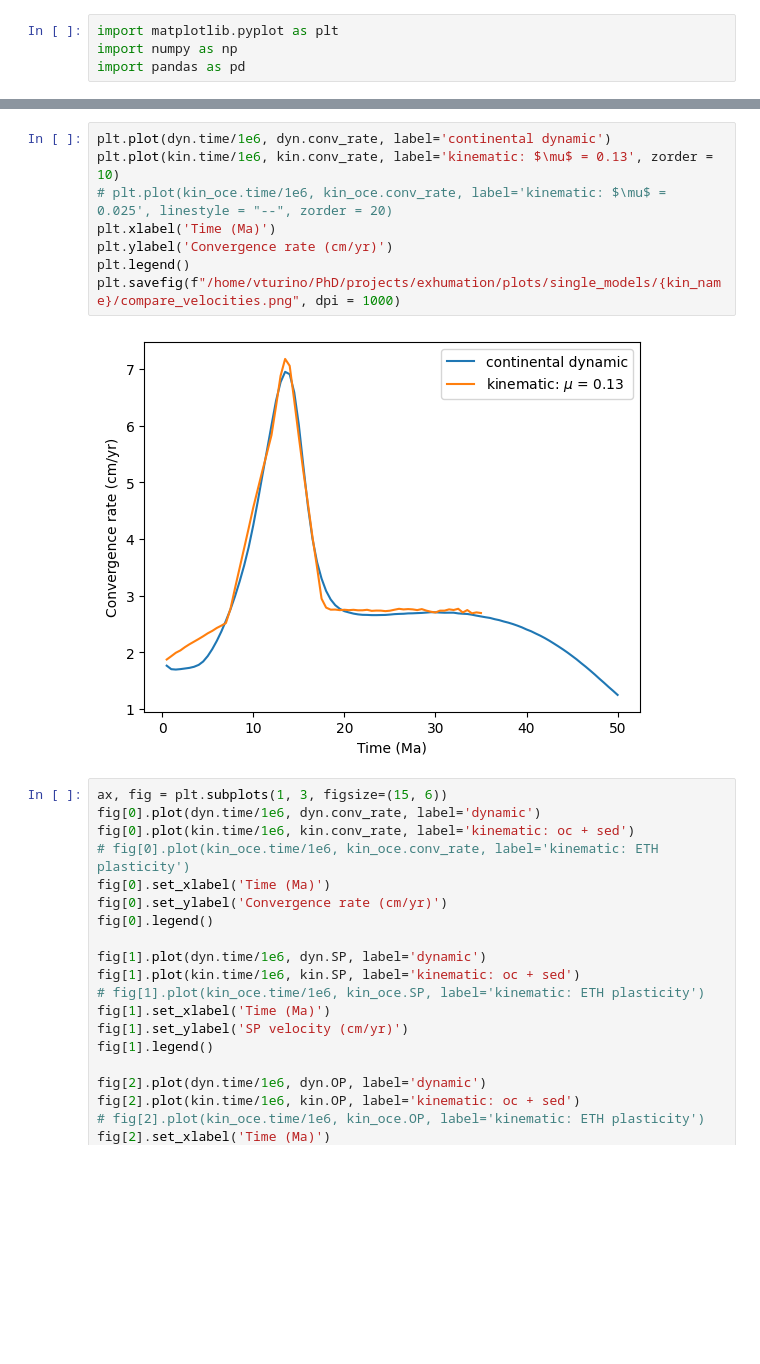
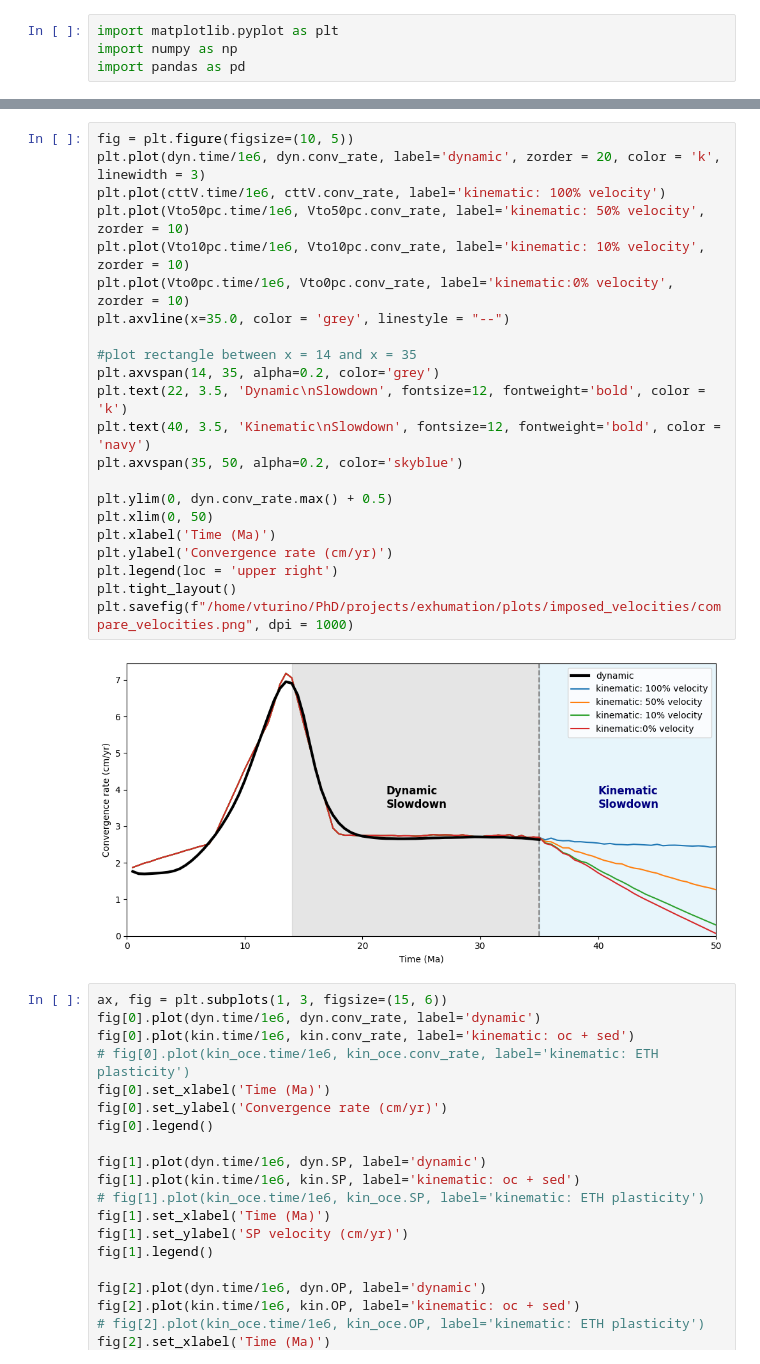
Before and after one commit to vaturino/exhumation, a Jupyter notebook: analysis/velocities/compare_CR_dyn_kin.ipynb, the cells around one changed output, grey strips where cells are left out. Saved outputs shown, nothing was run; the diff lists cells and outputs as text; blank space fills up the shorter version.

Commit message:
nice plots

```diff
--- a/analysis/velocities/compare_CR_dyn_kin.ipynb
+++ b/analysis/velocities/compare_CR_dyn_kin.ipynb
@@ -29,13 +67,27 @@ dyn.OP[0] = np.nan
-# %%
-plt.plot(dyn.time/1e6, dyn.conv_rate, label='continental dynamic')
-plt.plot(kin.time/1e6, kin.conv_rate, label='kinematic: $\mu$ = 0.13', zorder = 10)
-# plt.plot(kin_oce.time/1e6, kin_oce.conv_rate, label='kinematic: $\mu$ = 0.025', linestyle = "--", zorder = 20)
-plt.xlabel('Time (Ma)')
-plt.ylabel('Convergence rate (cm/yr)')
-plt.legend()
-plt.savefig(f"/home/vturino/PhD/projects/exhumation/plots/single_models/{kin_name}/compare_velocities.png", dpi = 1000)
-# %% [output]
-[figure, removed]
+# %%
+fig = plt.figure(figsize=(10, 5))
+plt.plot(dyn.time/1e6, dyn.conv_rate, label='dynamic', zorder = 20, color = 'k', linewidth = 3)
+plt.plot(cttV.time/1e6, cttV.conv_rate, label='kinematic: 100% velocity')
+plt.plot(Vto50pc.time/1e6, Vto50pc.conv_rate, label='kinematic: 50% velocity', zorder = 10)
+plt.plot(Vto10pc.time/1e6, Vto10pc.conv_rate, label='kinematic: 10% velocity', zorder = 10)
+plt.plot(Vto0pc.time/1e6, Vto0pc.conv_rate, label='kinematic:0% velocity', zorder = 10)
+plt.axvline(x=35.0, color = 'grey', linestyle = "--")
+
+#plot rectangle between x = 14 and x = 35
+plt.axvspan(14, 35, alpha=0.2, color='grey')
+plt.text(22, 3.5, 'Dynamic\nSlowdown', fontsize=12, fontweight='bold', color = 'k')
+plt.text(40, 3.5, 'Kinematic\nSlowdown', fontsize=12, fontweight='bold', color = 'navy')
+plt.axvspan(35, 50, alpha=0.2, color='skyblue')
+
+plt.ylim(0, dyn.conv_rate.max() + 0.5)
+plt.xlim(0, 50)
+plt.xlabel('Time (Ma)')
+plt.ylabel('Convergence rate (cm/yr)')
+plt.legend(loc = 'upper right')
+plt.tight_layout()
+plt.savefig(f"/home/vturino/PhD/projects/exhumation/plots/imposed_velocities/compare_velocities.png", dpi = 1000)
+# %% [output]
+[figure, added]
 # %%
 ax, fig = plt.subplots(1, 3, figsize=(15, 6))
 fig[0].plot(dyn.time/1e6, dyn.conv_rate, label='dynamic')
```
Also changed, not shown: parts of 1 cell of this notebook, 4 other files.
